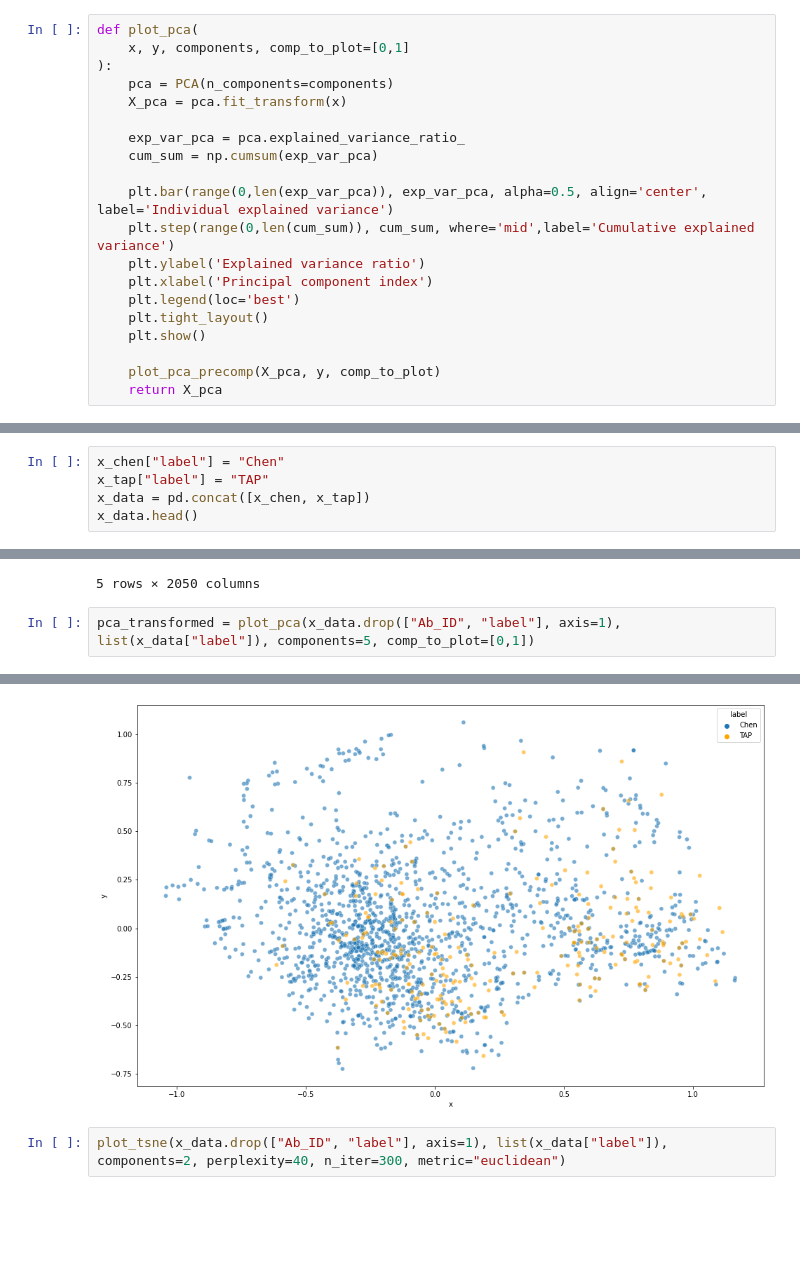
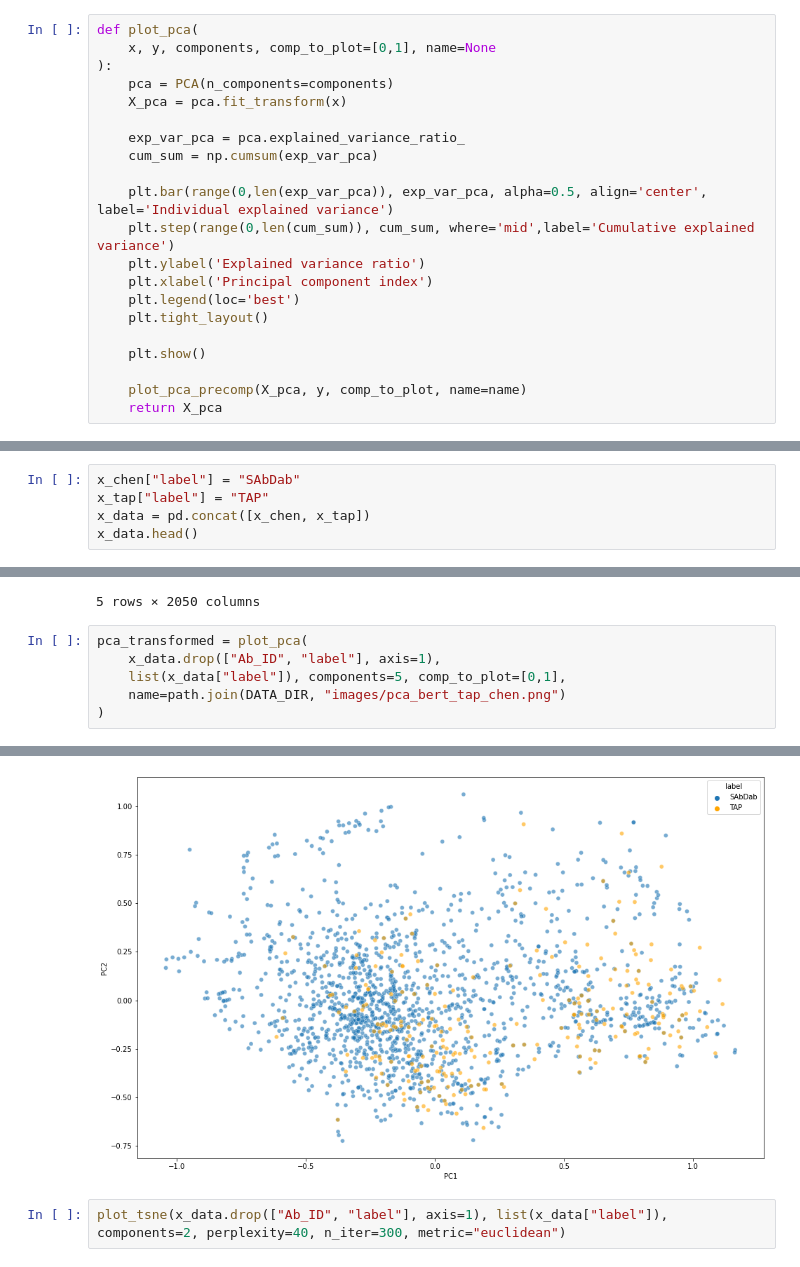
Before and after one commit to kvetab/di-pred, a Jupyter notebook: notebooks/reports/02-dataset-comparison.ipynb, the cells around one changed output, grey strips where cells are left out. Cells and saved outputs as stored; diff of their text form; blank space fills up the shorter version.

```diff
--- a/notebooks/reports/02-dataset-comparison.ipynb
+++ b/notebooks/reports/02-dataset-comparison.ipynb
@@ -96,7 +96,7 @@ x_data.tail()
 ## Plot PCA of both sets
 # %%
 def plot_pca(
-    x, y, components, comp_to_plot=[0,1]
+    x, y, components, comp_to_plot=[0,1], name=None
 ):
     pca = PCA(n_components=components)
     X_pca = pca.fit_transform(x)
@@ -110,8 +110,9 @@ def plot_pca(
     plt.xlabel('Principal component index')
     plt.legend(loc='best')
     plt.tight_layout()
+
     plt.show()
 
-    plot_pca_precomp(X_pca, y, comp_to_plot)
+    plot_pca_precomp(X_pca, y, comp_to_plot, name=name)
     return X_pca
 # %%
@@ -333,7 +340,7 @@ x_tap.head()
 | 4 | Adalimumab | -0.012995 | -0.035269 | 0.014127 | -0.042136 | 0.080592 | -0.012831 | 0.031889 | -0.091308 | -0.018166 | ... | ... |
 5 rows × 2049 columns
 # %%
-x_chen["label"] = "Chen"
+x_chen["label"] = "SAbDab"
 x_tap["label"] = "TAP"
 x_data = pd.concat([x_chen, x_tap])
 x_data.head()
@@ -346,10 +353,14 @@ x_data.head()
 | 4 | 1a2y | 0.022052 | -0.024678 | 0.013147 | -0.041079 | 0.054560 | -0.009407 | -0.007112 | -0.076221 | 0.010534 | ... | ... |
 5 rows × 2050 columns
 # %%
-pca_transformed = plot_pca(x_data.drop(["Ab_ID", "label"], axis=1), list(x_data["label"]), components=5, comp_to_plot=[0,1])
+pca_transformed = plot_pca(
+    x_data.drop(["Ab_ID", "label"], axis=1),
+    list(x_data["label"]), components=5, comp_to_plot=[0,1],
+    name=path.join(DATA_DIR, "images/pca_bert_tap_chen.png")
+)
 # %% [output]
 [figure]
-[figure, old version]
+[figure, new version]
 # %%
 plot_tsne(x_data.drop(["Ab_ID", "label"], axis=1), list(x_data["label"]), components=2, perplexity=40, n_iter=300, metric="euclidean")
 # %% [output]
```
Also changed, not shown: parts of 9 cells of this notebook, 6 other files.
